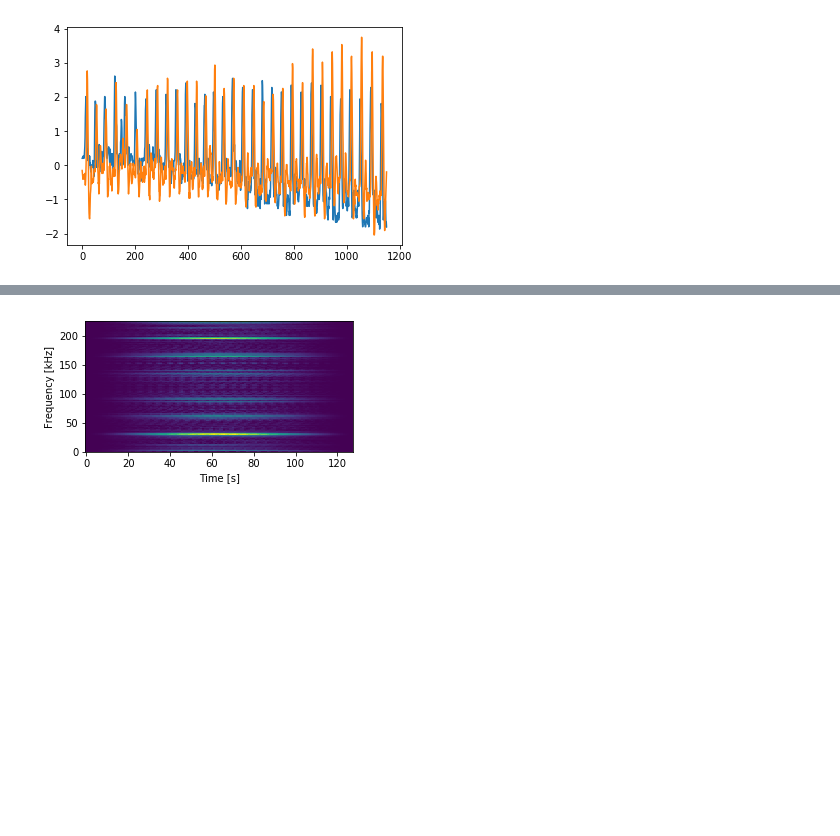
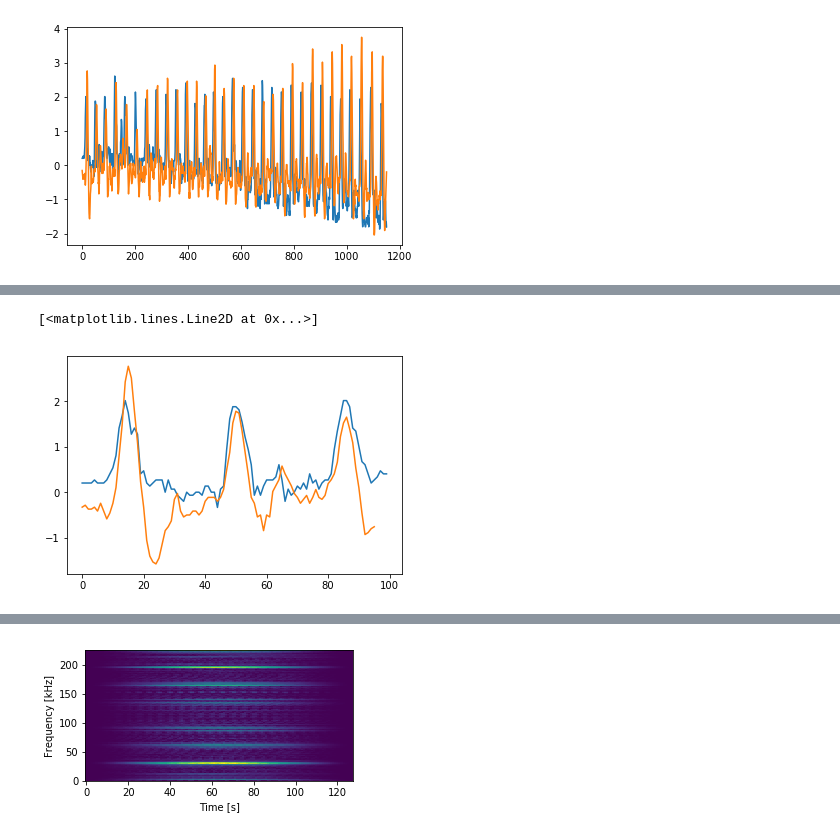
Before and after one commit to goatchurchprime/jupyter_micropython_developer_notebooks, a Jupyter notebook: jackie_heartbeat_pulse_tech/plot_multi_measurements.ipynb, the cells around one changed output, grey strips where cells are left out. Drawn from its saved outputs; the diff is of its cells as text; code cells hidden in the pictures; blank space fills up the shorter version.

```diff
--- a/jackie_heartbeat_pulse_tech/plot_multi_measurements.ipynb
+++ b/jackie_heartbeat_pulse_tech/plot_multi_measurements.ipynb
@@ -132,3 +152,9 @@ plt.plot(lmC)
+# %%
+plt.plot(lm[:100])
+plt.plot(lmC[4:100])
+# %% [output]
+[<matplotlib.lines.Line2D at 0x...>]
+[figure, added]
 # %%
 import skimage
 
```
Also changed, not shown: parts of 8 cells of this notebook, 4 other files.
